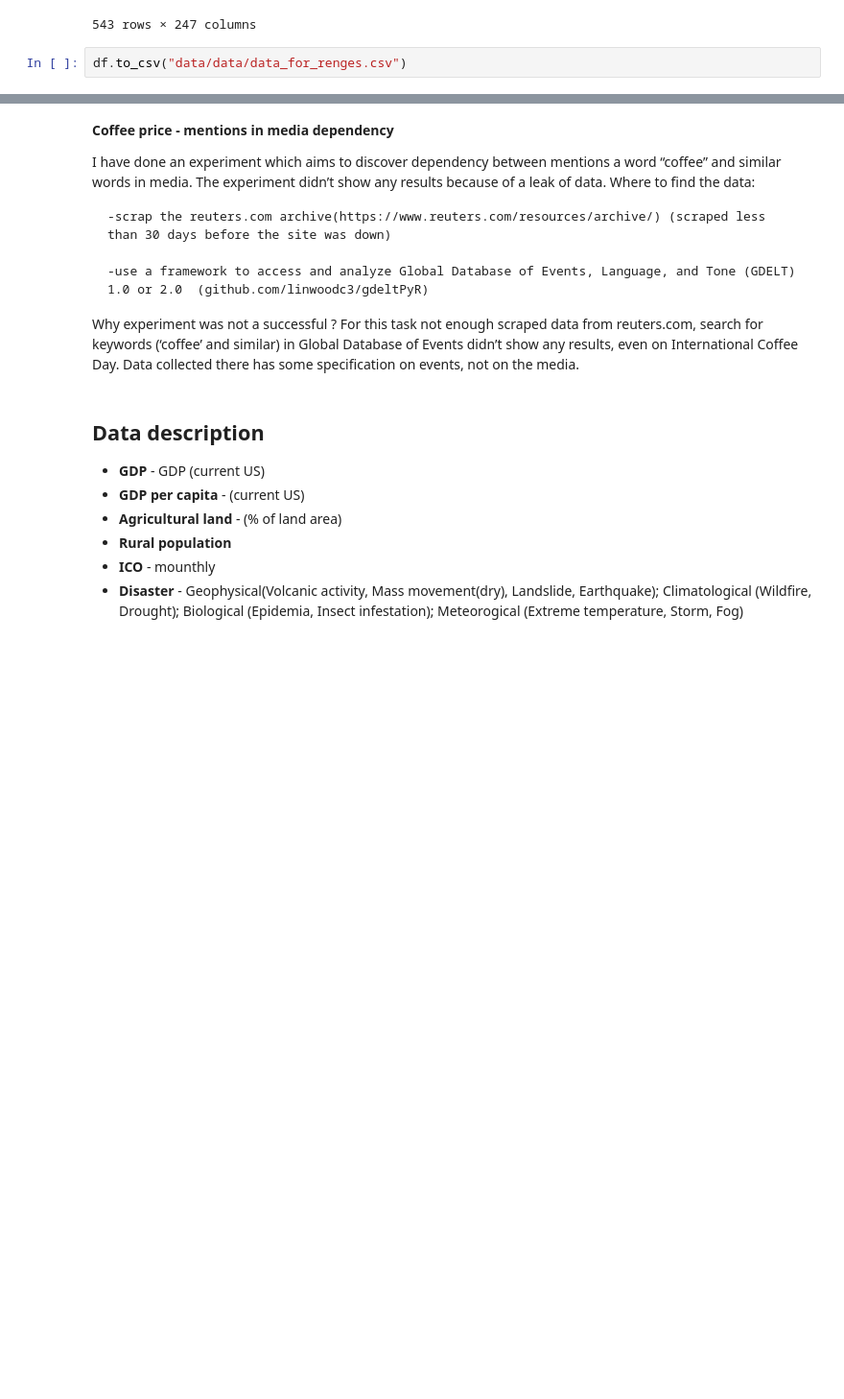
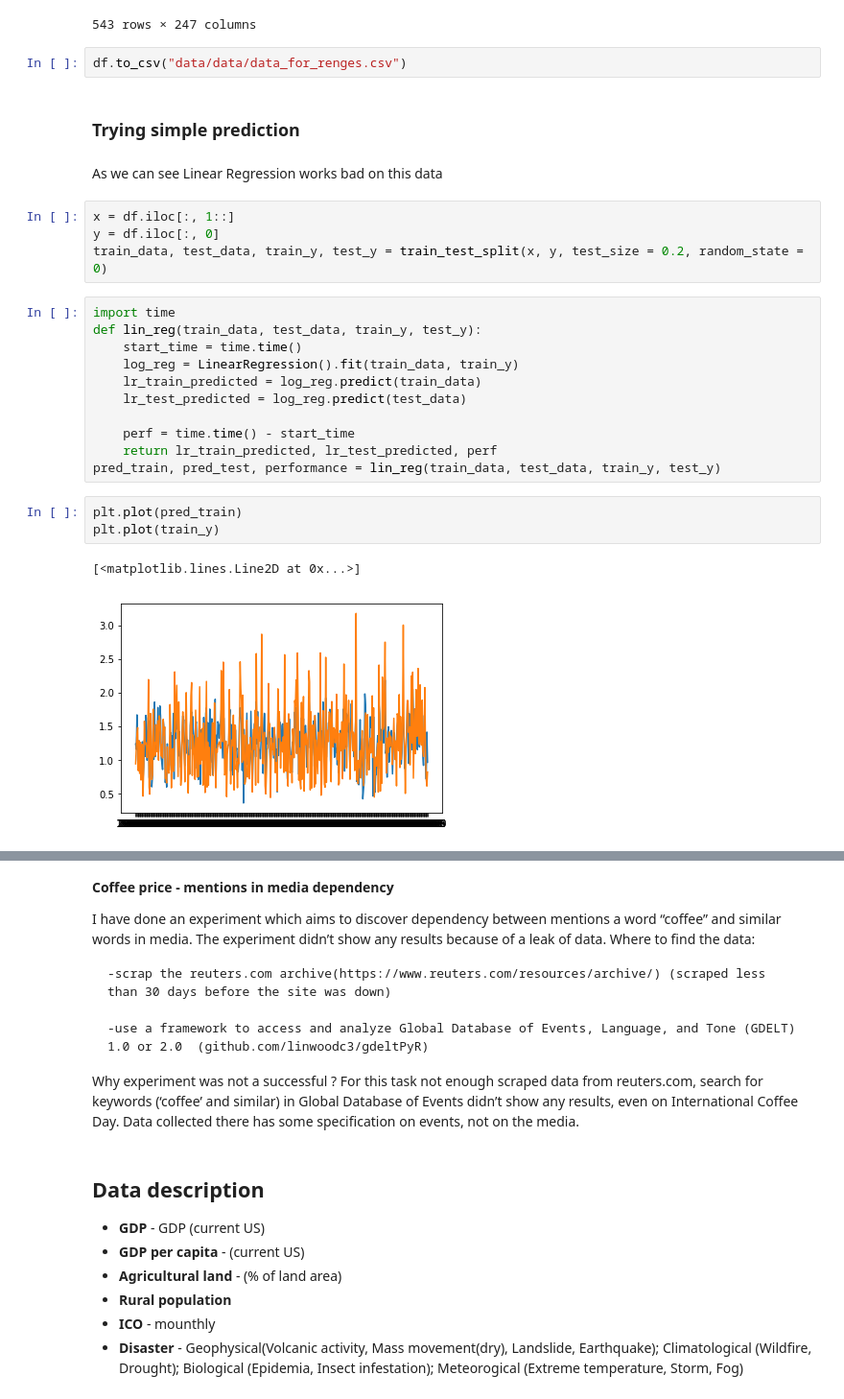
Before and after one commit to irynakostyshyn/coffee-price-prediction, a Jupyter notebook: merge_datasets.ipynb, the cells around one changed output, grey strips where cells are left out. Shown: that part at 96% size. Drawn from its saved outputs; the diff is of its cells as text; blank space fills up the shorter version.

Commit message:
try simple prediction and PCA

```diff
--- a/merge_datasets.ipynb
+++ b/merge_datasets.ipynb
@@ -470,3 +475,28 @@ df
 543 rows × 247 columns
 # %%
 df.to_csv("data/data/data_for_renges.csv")
+# %% [markdown]
+### Trying simple prediction
+# %% [markdown]
+As we can see Linear Regression works bad on this data
+# %%
+x = df.iloc[:, 1::]
+y = df.iloc[:, 0]
+train_data, test_data, train_y, test_y = train_test_split(x, y, test_size = 0.2, random_state = 0)
+# %%
+import time
+def lin_reg(train_data, test_data, train_y, test_y):
+    start_time = time.time()
+    log_reg = LinearRegression().fit(train_data, train_y)
+    lr_train_predicted = log_reg.predict(train_data)
+    lr_test_predicted = log_reg.predict(test_data)
+
+    perf = time.time() - start_time
+    return lr_train_predicted, lr_test_predicted, perf
+pred_train, pred_test, performance = lin_reg(train_data, test_data, train_y, test_y)
+# %%
+plt.plot(pred_train)
+plt.plot(train_y)
+# %% [output]
+[<matplotlib.lines.Line2D at 0x...>]
+[figure, added]
```
Also changed, not shown: parts of 8 cells of this notebook, 2 other files.
